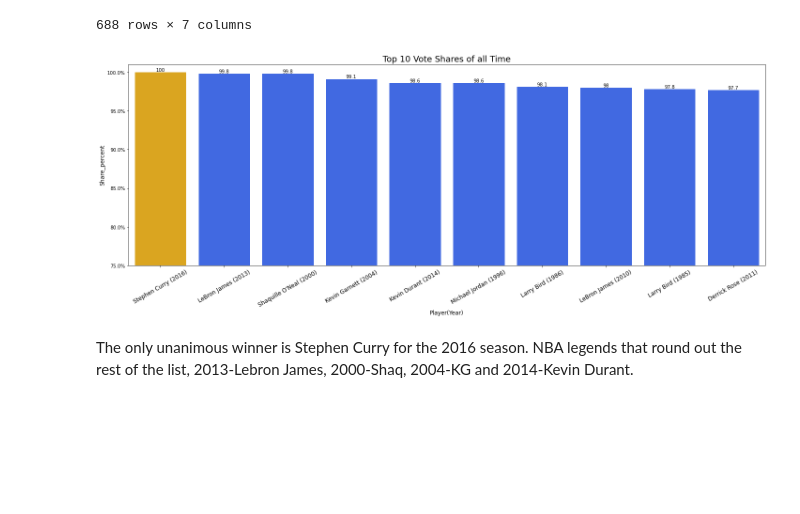
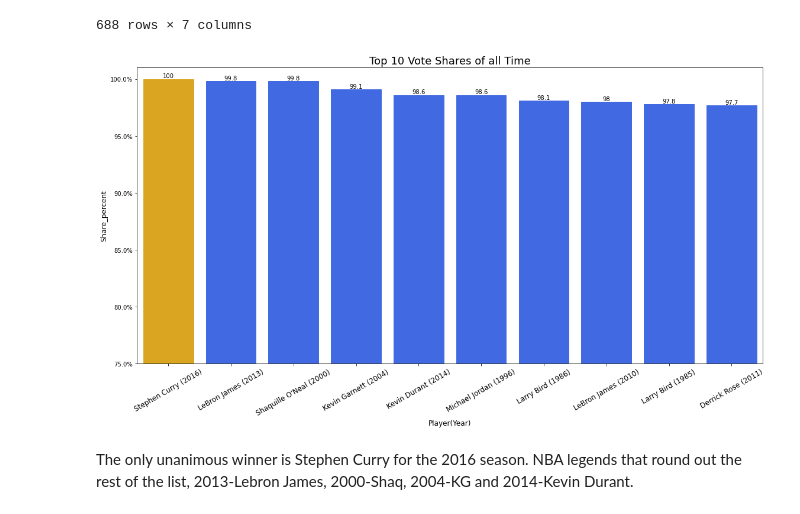
Before and after one commit to dcast822/NBA_analysis, a Jupyter notebook: 02_data_cleaning.ipynb, the cells around one changed output. Saved outputs shown, nothing was run; the diff lists cells and outputs as text; code cells hidden in the pictures; blank space fills up the shorter version.

```diff
--- a/02_data_cleaning.ipynb
+++ b/02_data_cleaning.ipynb
@@ -63,25 +63,26 @@ mvp_votes_df
 # %%
 highest_votes_share = mvp_votes_df.sort_values(by = 'Share_percent', ascending = False)[:10]
 # %%
-plt.figure(figsize = (20,8))
+plt.figure(figsize = (16,9))
 plt.title("Top 10 Vote Shares of all Time", fontsize = 18)
 plt.xlabel("Player(Year)", fontsize = 12)
 plt.ylabel("MVP voter share", fontsize = 12)
 plt.xticks(fontsize = 12, rotation = 30)
 plt.ylim(75,101)
 ax = sns.barplot(data = highest_votes_share, x = 'Player(Year)', y = 'Share_percent',errwidth=0)
 
 for i in ax.containers:
     ax.bar_label(i, label_type= 'edge')
 for bar in ax.patches:
     if bar.get_height()>99.9:
         bar.set_color('goldenrod')
     else:
         bar.set_color('royalblue')
 ax.yaxis.set_major_formatter(mtick.PercentFormatter())
 plt.tight_layout()
+plt.savefig('images/top_vote_getters.png')
 # %% [output]
-[figure, old version]
+[figure, new version]
 # %% [markdown]
 The only unanimous winner is Stephen Curry for the 2016 season.  NBA legends that round out the rest of the list, 2013-Lebron James, 2000-Shaq, 2004-KG and 2014-Kevin Durant.
 # %%
```
Also changed, not shown: parts of 9 cells of this notebook, 5 other files.
